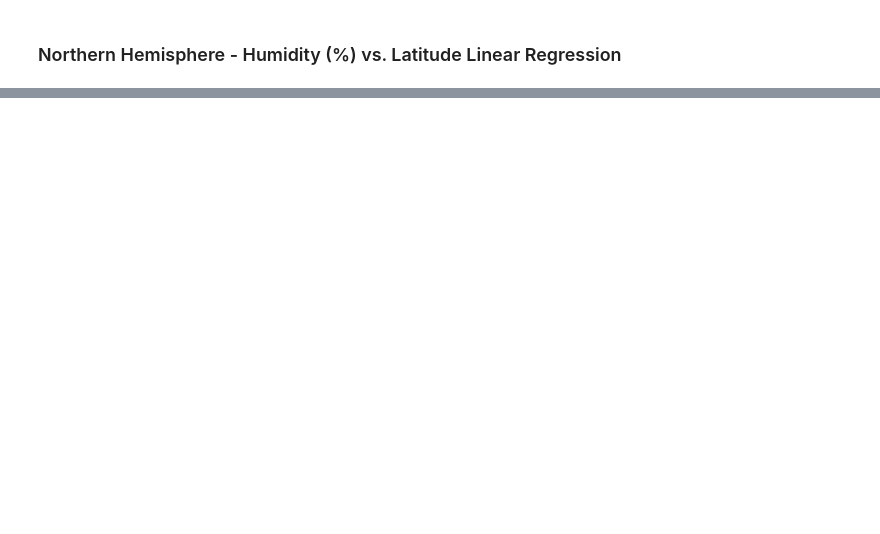
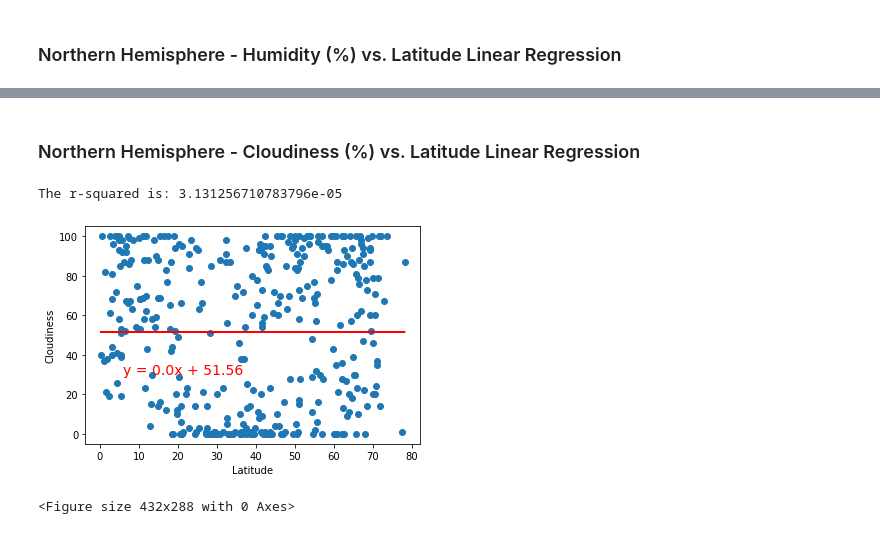
Before and after one commit to GStout17/python-api-challenge, a Jupyter notebook: WeatherPy/WeatherPy.ipynb, the cells around one changed output, grey strips where cells are left out. Cells and saved outputs as stored; diff of their text form; code cells hidden in the pictures; blank space fills up the shorter version.

```diff
--- a/WeatherPy/WeatherPy.ipynb
+++ b/WeatherPy/WeatherPy.ipynb
@@ -348,0 +374,12 @@ The regression model accounts for 76.0% of the variance. This is a strong postiv
+# %% [markdown]
+### Northern Hemisphere - Cloudiness (%) vs. Latitude Linear Regression
+# %%
+x_values = northlat_df["Latitude"]
+y_values = northlat_df["Cloudiness"]
+plot_linear_regression(x_values,y_values,'Cloudiness',(6,30))
+
+plt.savefig('northern_cloud_lat')
+# %% [output]
+The r-squared is: 3.131256710783796e-05
+[figure, added]
+<Figure size 432x288 with 0 Axes>
```
Also changed, not shown: parts of 20 cells of this notebook, 12 other files.
